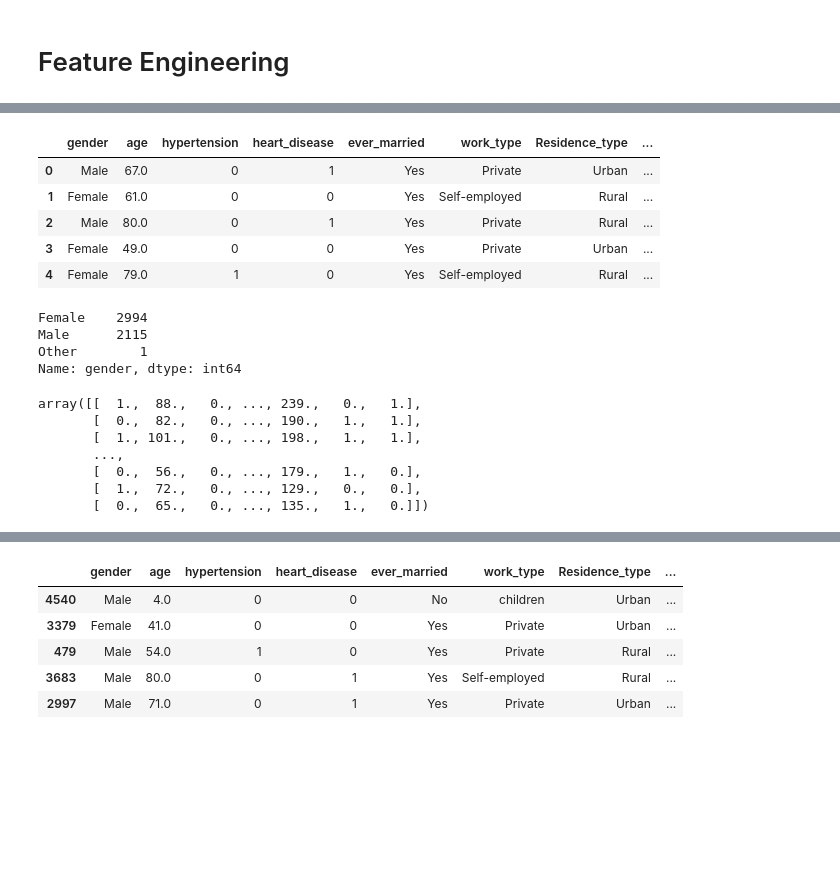
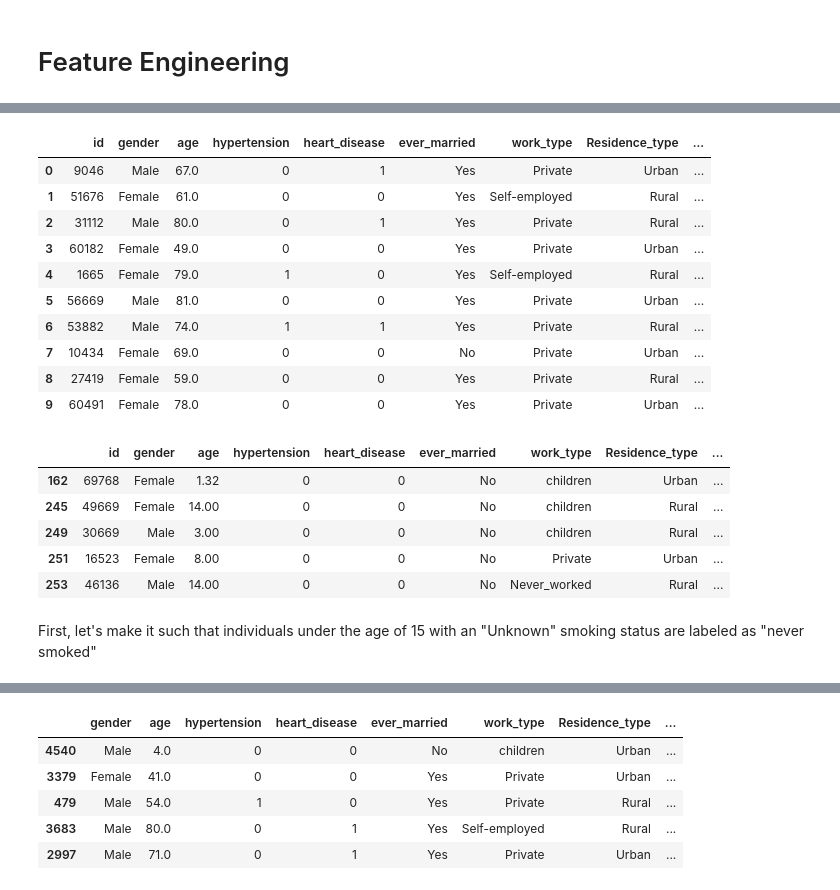
Before and after one commit to KyleSukley/StrokeData, a Jupyter notebook: StrokeData.ipynb, the cells around one changed output, grey strips where cells are left out. Saved outputs shown, nothing was run; the diff lists cells and outputs as text; code cells hidden in the pictures; blank space fills up the shorter version.

```diff
--- a/StrokeData.ipynb
+++ b/StrokeData.ipynb
@@ -370,18 +417,16 @@ Text(0.5, 1.0, 'Marriage Distribution')
 # %%
-df.drop('id', axis=1, inplace=True)
+df.drop(df[df['gender'] == 'Other'].index, inplace = True)
 # %%
-df.head()
+df.head(10)
 # %% [output]
-|  | gender | age | hypertension | heart_disease | ever_married | work_type | Residence_type | ... |
-| 0 | Male | 67.0 | 0 | 1 | Yes | Private | Urban | ... |
-| 1 | Female | 61.0 | 0 | 0 | Yes | Self-employed | Rural | ... |
-| 2 | Male | 80.0 | 0 | 1 | Yes | Private | Rural | ... |
-| 3 | Female | 49.0 | 0 | 0 | Yes | Private | Urban | ... |
-| 4 | Female | 79.0 | 1 | 0 | Yes | Self-employed | Rural | ... |
+|  | id | gender | age | hypertension | heart_disease | ever_married | work_type | Residence_type | ... |
+| 0 | 9046 | Male | 67.0 | 0 | 1 | Yes | Private | Urban | ... |
+| 1 | 51676 | Female | 61.0 | 0 | 0 | Yes | Self-employed | Rural | ... |
+| 2 | 31112 | Male | 80.0 | 0 | 1 | Yes | Private | Rural | ... |
+| 3 | 60182 | Female | 49.0 | 0 | 0 | Yes | Private | Urban | ... |
+| 4 | 1665 | Female | 79.0 | 1 | 0 | Yes | Self-employed | Rural | ... |
+| 5 | 56669 | Male | 81.0 | 0 | 0 | Yes | Private | Urban | ... |
+| 6 | 53882 | Male | 74.0 | 1 | 1 | Yes | Private | Rural | ... |
+| 7 | 10434 | Female | 69.0 | 0 | 0 | No | Private | Urban | ... |
+| 8 | 27419 | Female | 59.0 | 0 | 0 | Yes | Private | Rural | ... |
+| 9 | 60491 | Female | 78.0 | 0 | 0 | Yes | Private | Urban | ... |
-# %%
-df.gender.value_counts()
-# %% [output]
-Female    2994
-Male      2115
-Other        1
-Name: gender, dtype: int64
@@ -399,18 +433,11 @@ from sklearn.impute import KNNImputer
-# %%
-# probably want to do this after all other transformations, because we want to OneHotEncode
-### FIRST TRY WITH SIMPLE IMPUTER
-df = df.apply(lambda series: pd.Series(
-    LabelEncoder().fit_transform(series[series.notnull()]),
-    index=series[series.notnull()].index
-))
-
-imputer = KNNImputer(n_neighbors=1)
-imputer.fit_transform(df)
-# %% [output]
-array([[  1.,  88.,   0., ..., 239.,   0.,   1.],
-       [  0.,  82.,   0., ..., 190.,   1.,   1.],
-       [  1., 101.,   0., ..., 198.,   1.,   1.],
-       ...,
-       [  0.,  56.,   0., ..., 179.,   1.,   0.],
-       [  1.,  72.,   0., ..., 129.,   0.,   0.],
-       [  0.,  65.,   0., ..., 135.,   1.,   0.]])
+# %%
+df[df.age<15].head(5)
+# %% [output]
+|  | id | gender | age | hypertension | heart_disease | ever_married | work_type | Residence_type | ... |
+| 162 | 69768 | Female | 1.32 | 0 | 0 | No | children | Urban | ... |
+| 245 | 49669 | Female | 14.00 | 0 | 0 | No | children | Rural | ... |
+| 249 | 30669 | Male | 3.00 | 0 | 0 | No | children | Rural | ... |
+| 251 | 16523 | Female | 8.00 | 0 | 0 | No | Private | Urban | ... |
+| 253 | 46136 | Male | 14.00 | 0 | 0 | No | Never_worked | Rural | ... |
+# %% [markdown]
+First, let's make it such that individuals under the age of 15 with an "Unknown" smoking status are labeled as "never smoked"
```
Also changed, not shown: parts of 107 cells of this notebook.
